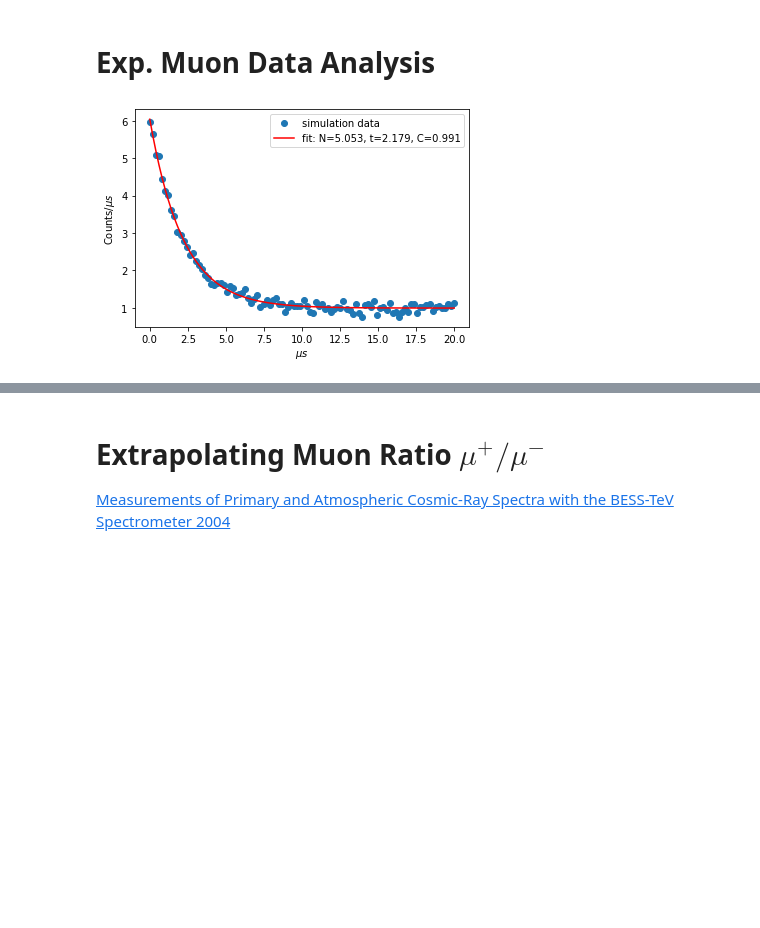
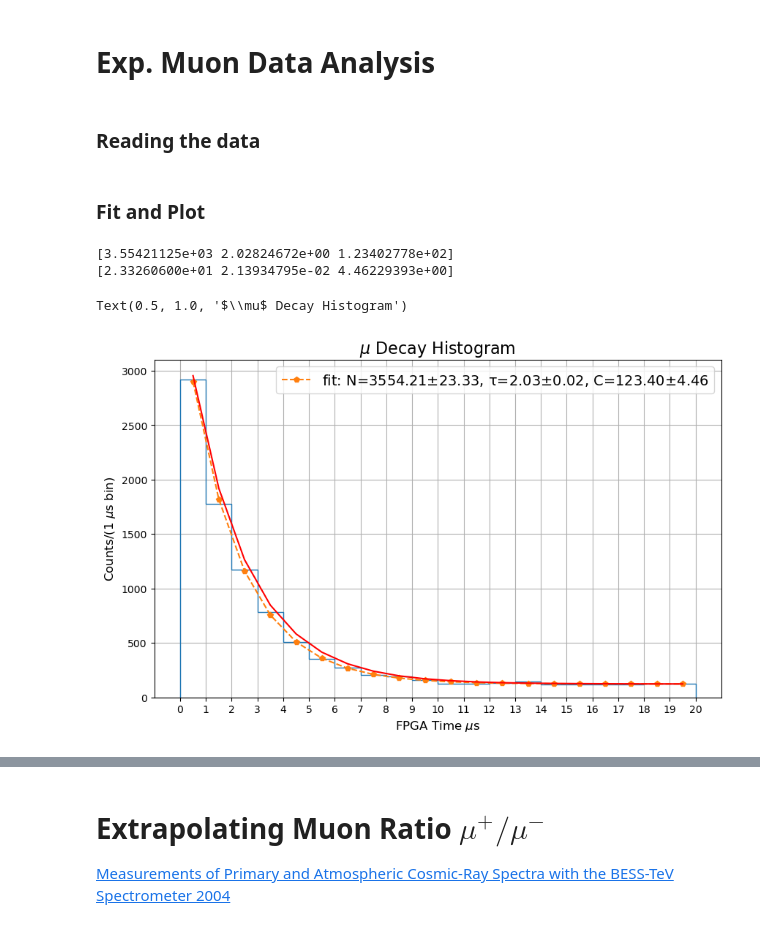
Before and after one commit to KyleTaft/PHY451_Muon_Fall2024, a Jupyter notebook: muon.ipynb, the cells around one changed output, grey strips where cells are left out. Drawn from its saved outputs; the diff is of its cells as text; code cells hidden in the pictures; blank space fills up the shorter version.

```diff
--- a/muon.ipynb
+++ b/muon.ipynb
@@ -31,6 +16,8 @@ def exp(x, N, t, C):
     return N * np.exp(-x/t) + C
 # %% [markdown]
 # Exp. Muon Data Analysis
+# %% [markdown]
+### Reading the data
 # %%
 # Read in data
 # data = np.loadtxt('24-10-17-11-11.data')
@@ -42,47 +33,34 @@ data = pd.concat([data1,data2])
-# %%
-def simulate_data_exp(sims, N, t, C, noise=0.1):
-    """
-    Simulate data with exponential decay and uniform background.
-    :param sims: Number of simulations
-    :param N: Amplitude
-    :param t: Decay constant
-    :param C: Background constant
-    :param noise: Noise level
-    """
-    x = np.linspace(0, 20, sims)
-    y = exp(x, N, t, C)
-    y += noise * np.random.randn(sims)
-    return x, y
-
-
-# Simulate data
-t = 2.2 # Decay constant in 1/us
-x, y = simulate_data_exp(100, 5, t, 1)
-
-# Fit the data
-popt, pcov = curve_fit(exp, x, y, p0=[5, 1, 1])
-
-plt.plot(x, y, 'o', label='simulation data')
-plt.plot(x, exp(x, *popt), 'r-', label='fit: N=%5.3f, t=%5.3f, C=%5.3f' % tuple(popt))
-plt.xlabel('$\mu s$')
-plt.ylabel('Counts/$\mu s$')
-plt.legend()
-plt.show()
-# %% [output]
-[figure, removed]
+# %% [markdown]
+### Fit and Plot
 # %%
-# plt.figure(figsize=(10, 6))
-# hist = plt.hist(data['dt'][data['dt']<20000]/1000, bins=20, histtype='step', range = (0, 20), linewidth=1)
-# plt.xticks(np.arange(0, 21, 1));
+x = np.arange(0.5,20) # middle of bins
 
-# plt.grid()
+plt.figure(figsize=(10, 6))
+hist = plt.hist(data['dt'][data['dt']<20000]/1000, bins=20, histtype='step', range = (0, 20), linewidth=1)
+popt, pcov = curve_fit(exp, x, hist[0], p0=[150, 2.2, 1])
+print(popt)
+print(np.sqrt(np.diag(pcov)))
 
-# # Plot the data using literature value of 2.2 us
-# t = 2.2 # Decay constant in 1/us
-# plt.plot(np.linspace(0, 20, 100), exp(np.linspace(0, 20, 100), np.max(hist[0]), t, 0), 'r-', label='Ideal curve $τ = 2.2\mu$s')
-# plt.title("$\mu$ Decay Histogram", fontsize=16)
-# plt.xlabel('FPGA Time $\mu$s',fontsize=12)
-# plt.ylabel('Counts/(1 $\mu$s bin)', fontsize=12)
-# plt.legend(fontsize=14)
-# # plt.show()
-# # plt.savefig('muonPHY451_fig6.jpg', dpi=400)
+plt.xticks(np.arange(0, 21, 1));
+plt.grid()
+
+# Plot the data using literature value of 2.2 us
+t = 2.2 # Decay constant in 1/us
+obs_t = t/1.3
+
+plt.plot(x, exp(x, *popt), 'p--', label=f'fit: N={popt[0]:.2f}$\pm${np.sqrt(np.diag(pcov))[0]:.2f}, τ={popt[1]:.2f}$\pm${np.sqrt(np.diag(pcov))[1]:.2f}, C={popt[2]:.2f}$\pm${np.sqrt(np.diag(pcov))[2]:.2f}')
+
+plt.xlabel('FPGA Time $\mu$s',fontsize=12)
+plt.ylabel('Counts/(1 $\mu$s bin)', fontsize=12)
+plt.legend(fontsize=14)
+
+plt.plot(x, exp(x, popt[0], t, popt[2]), 'r-', label='Ideal curve $τ = 2.2\mu$s')
+plt.title("$\mu$ Decay Histogram", fontsize=16)
+
+# plt.show()
+# plt.savefig('muonPHY451_fig6.jpg', dpi=400)
+# %% [output]
+[3.55421125e+03 2.02824672e+00 1.23402778e+02]
+[2.33260600e+01 2.13934795e-02 4.46229393e+00]
+Text(0.5, 1.0, '$\\mu$ Decay Histogram')
+[figure, added]
```
Also changed, not shown: parts of 13 cells of this notebook.
